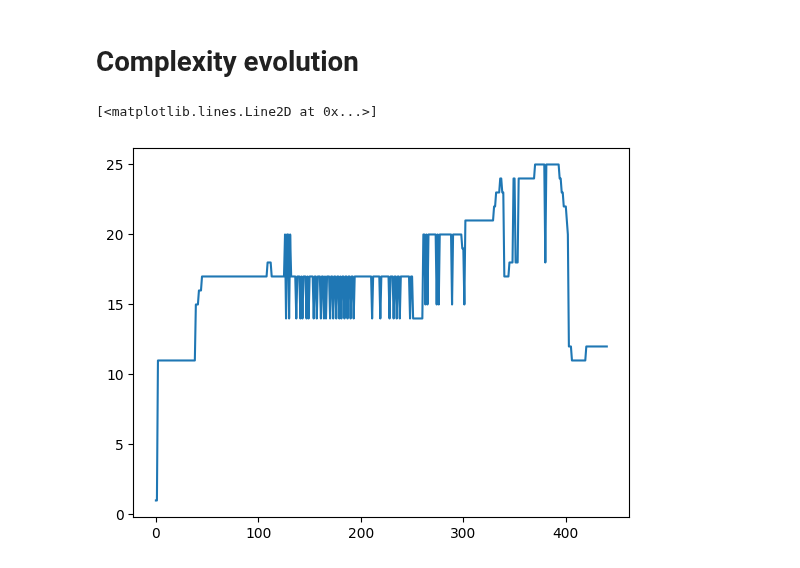
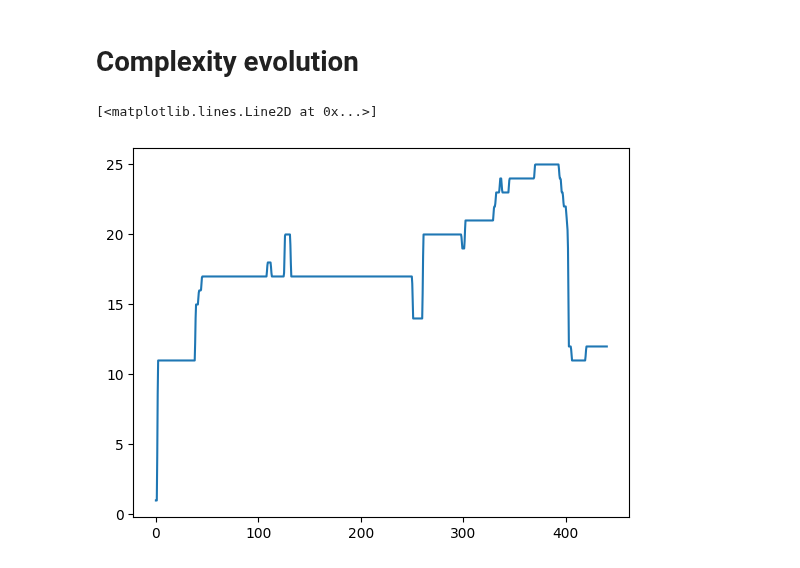
Before and after one commit to konstantgr/jupyter-logs-analysis, a Jupyter notebook: analysis/complexity_analysis.ipynb, the cells around one changed output. Cells and saved outputs as stored; diff of their text form; code cells hidden in the pictures.

```diff
--- a/analysis/complexity_analysis.ipynb
+++ b/analysis/complexity_analysis.ipynb
@@ -79,10 +76,3 @@ transitions.head()
 | 4 | bc147b33-fa74-4bff-9f48-c88809c5bdcd | 35c0b3b694f84140846a21197ea62f68 | 0.0 | from mining_extension import chec... | 35c0b3b694f84140846a21197ea62f68 | 0.0 | from mining_extension import chec... | ... |
 # %% [markdown]
 # Complexity evolution
-# %%
-fig, ax = plt.subplots()
-
-ax.plot(notebooks_metrics.groupby('kernel_id').get_group("0033f76c-6179-4fb4-a9ce-79112a52b51c").ccn_sum)
-# %% [output]
-[<matplotlib.lines.Line2D at 0x...>]
-[figure, removed]
@@ -125,0 +79,19 @@ ax.plot(notebooks_metrics.groupby('kernel_id').get_group("0033f76c-6179-4fb4-a9c
+# %%
+def continuous_transform(x, y, size: int = 1000, normalize: bool = True) -> tuple[np.ndarray, np.ndarray]:
+    x_max = 1 if normalize else np.max(x)
+    xp = np.linspace(0, x_max, size)
+    x = np.linspace(0, x_max, len(y))
+    y = np.array(y)
+
+    y[np.isnan(y)] = 0
+    y = np.interp(xp, x, y) + 1e-5
+    return xp, y
+
+
+fig, ax = plt.subplots()
+g = notebooks_metrics.groupby('kernel_id').get_group("0033f76c-6179-4fb4-a9ce-79112a52b51c")
+x, y = continuous_transform(g.snap_num, g.ccn_sum, normalize=False)
+ax.plot(x, y)
+# %% [output]
+[<matplotlib.lines.Line2D at 0x...>]
+[figure, added]
```
Also changed, not shown: parts of 6 cells of this notebook.
